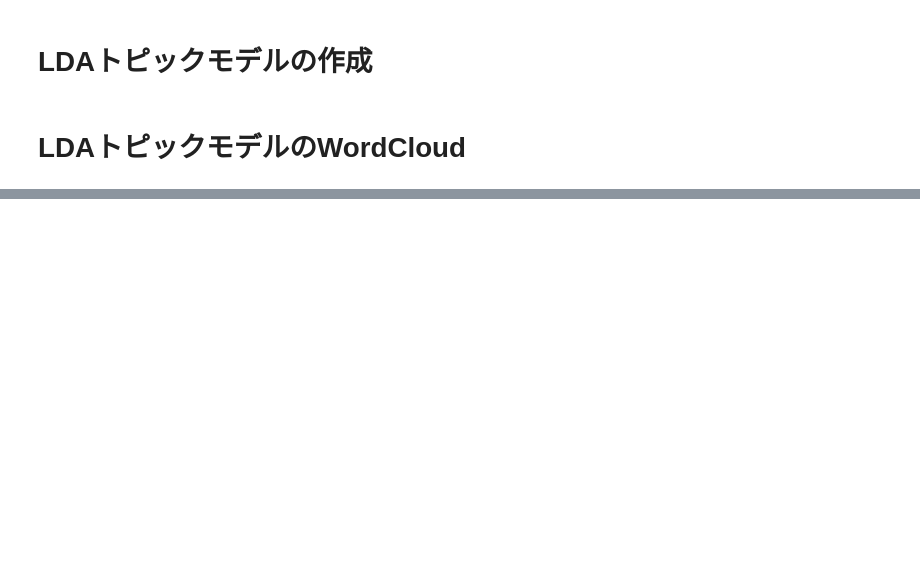
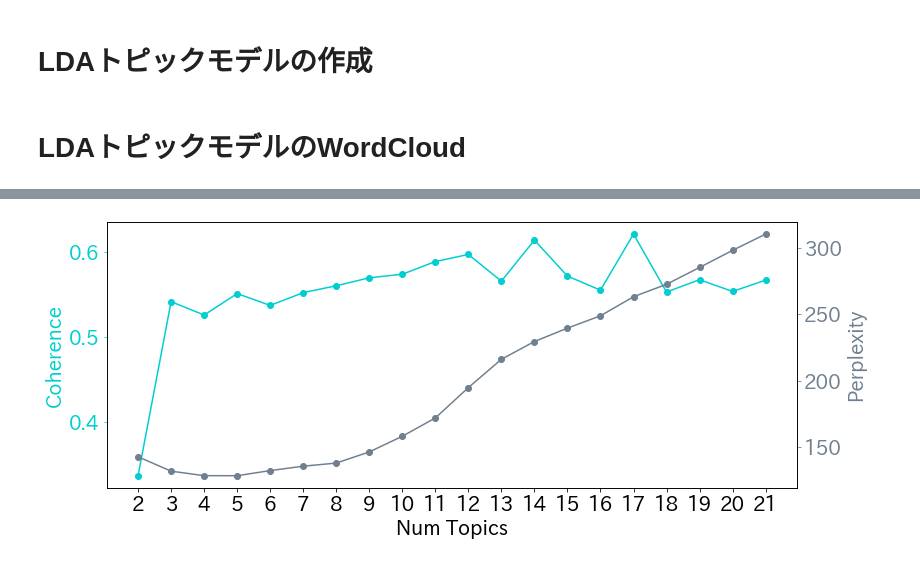
Before and after one commit to t2hk/scdv_glove_elasticsearch, a Jupyter notebook: LDA_topic_model.ipynb, the cells around one changed output, grey strips where cells are left out. Cells and saved outputs as stored; diff of their text form; code cells hidden in the pictures; blank space fills up the shorter version.

```diff
--- a/LDA_topic_model.ipynb
+++ b/LDA_topic_model.ipynb
@@ -100,0 +127,49 @@ plt.show()
+# %%
+from tqdm import tqdm
+import gensim
+from gensim import corpora
+from collections import defaultdict
+
+start = 2
+limit = 22
+step = 1
+
+coherence_vals = []
+perplexity_vals = []
+
+for n_topic in tqdm(range(start, limit, step)):
+    lda_model = gensim.models.ldamodel.LdaModel(corpus=corpus, id2word=dictionary, num_topics=n_topic, random_state=0)
+    perplexity_vals.append(np.exp2(-lda_model.log_perplexity(corpus)))
+    coherence_model_lda = gensim.models.CoherenceModel(model=lda_model, texts=texts, dictionary=dictionary, coherence='c_v')
+    coherence_vals.append(coherence_model_lda.get_coherence())
+# %%
+# pyLDAvis
+import pyLDAvis
+import pyLDAvis.gensim
+pyLDAvis.enable_notebook()
+
+plt.rcParams['font.family'] = 'IPAexGothic'
+plt.rcParams["font.size"] = 20
+
+x = range(start, limit, step)
+
+fig, ax1 = plt.subplots(figsize=(12,5))
+
+# coherence
+c1 = 'darkturquoise'
+ax1.plot(x, coherence_vals, 'o-', color=c1)
+ax1.set_xlabel('Num Topics')
+ax1.set_ylabel('Coherence', color=c1); ax1.tick_params('y', colors=c1)
+
+# perplexity
+c2 = 'slategray'
+ax2 = ax1.twinx()
+ax2.plot(x, perplexity_vals, 'o-', color=c2)
+ax2.set_ylabel('Perplexity', color=c2); ax2.tick_params('y', colors=c2)
+
+# Vis
+ax1.set_xticks(x)
+fig.tight_layout()
+plt.show()
+# %% [output]
+[figure, added]
```
Also changed, not shown: parts of 5 cells of this notebook, 1 other file.
